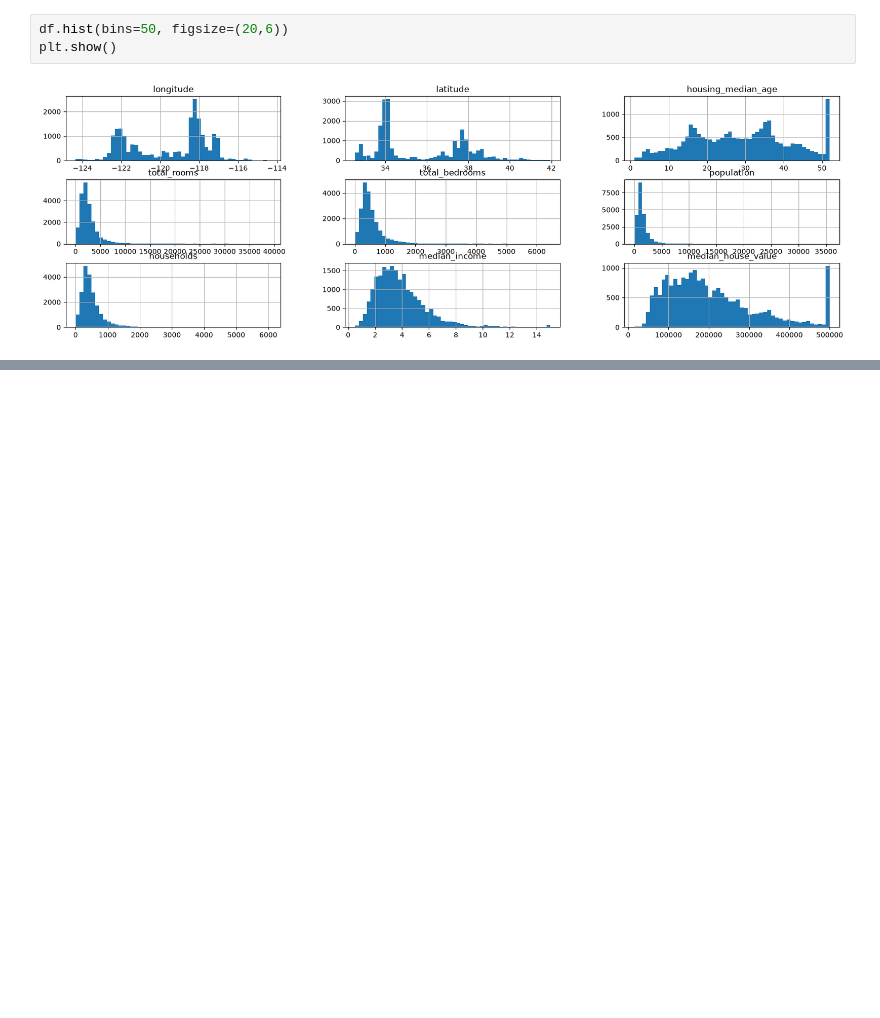
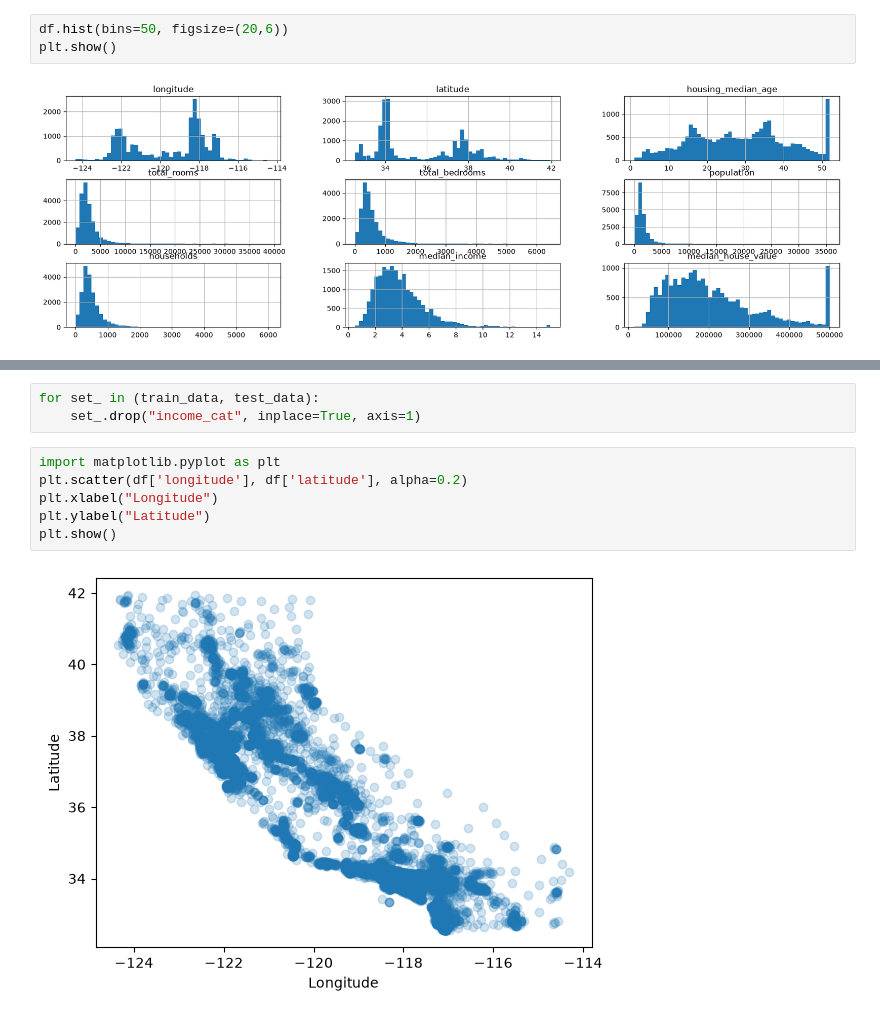
Before and after one commit to WeenAIthDev/Hands-on-ML-book-applications, a Jupyter notebook: End-to-END-ML-PROJ.ipynb, the cells around one changed output, grey strips where cells are left out. Drawn from its saved outputs; the diff is of its cells as text; blank space fills up the shorter version.

```diff
--- a/End-to-END-ML-PROJ.ipynb
+++ b/End-to-END-ML-PROJ.ipynb
@@ -110,0 +228,11 @@ X_train, X_test, y_train, y_test = train_test_split(X,y)
+# %%
+for set_ in (train_data, test_data):
+    set_.drop("income_cat", inplace=True, axis=1)
+# %%
+import matplotlib.pyplot as plt
+plt.scatter(df['longitude'], df['latitude'], alpha=0.2)
+plt.xlabel("Longitude")
+plt.ylabel("Latitude")
+plt.show()
+# %% [output]
+[figure, added]
```
Also changed, not shown: parts of 23 cells of this notebook.
